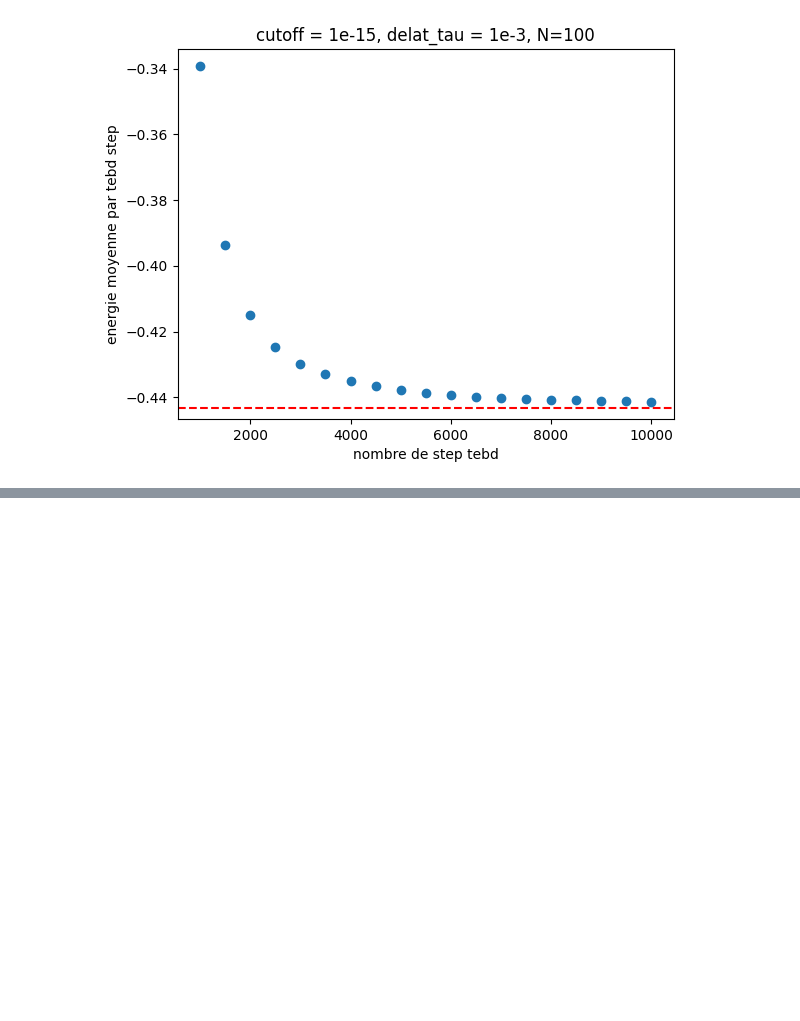
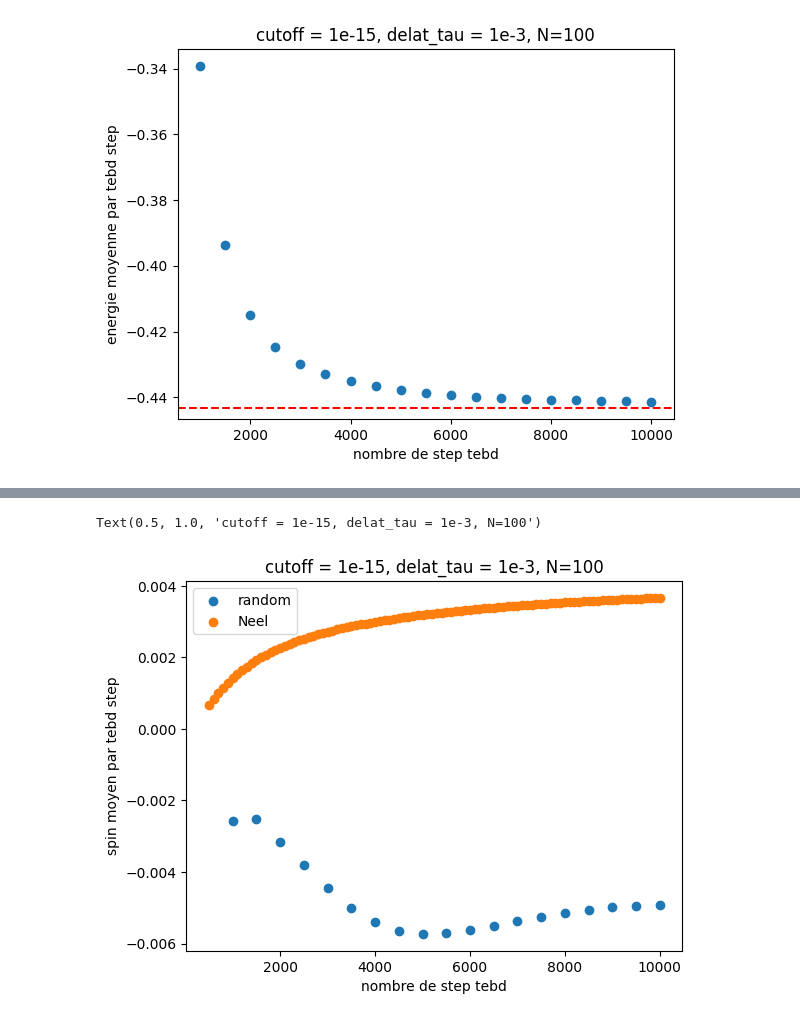
Before and after one commit to romanbeauvallet/Many-Body-Localization, a Jupyter notebook: analyse_simulations_julia/analysis.ipynb, the cells around one changed output, grey strips where cells are left out. Cells and saved outputs as stored; diff of their text form; code cells hidden in the pictures; blank space fills up the shorter version.

```diff
--- a/analyse_simulations_julia/analysis.ipynb
+++ b/analyse_simulations_julia/analysis.ipynb
@@ -36,0 +62,11 @@ axes.axhline(y=E, color='red', linestyle='--')
+# %%
+fig, axes = plt.subplots()
+axes.scatter(dic["sweep range"], dic["magnetization sweep list"], label='random')
+axes.scatter(dic2["sweep range"], dic2["magnetization sweep list"], label ='Neel')
+axes.set_xlabel("nombre de step tebd")
+axes.set_ylabel("spin moyen par tebd step")
+axes.legend()
+axes.set_title("cutoff = 1e-15, delat_tau = 1e-3, N=100")
+# %% [output]
+Text(0.5, 1.0, 'cutoff = 1e-15, delat_tau = 1e-3, N=100')
+[figure, added]
```
Also changed, not shown: parts of 3 cells of this notebook, 4 other files.
